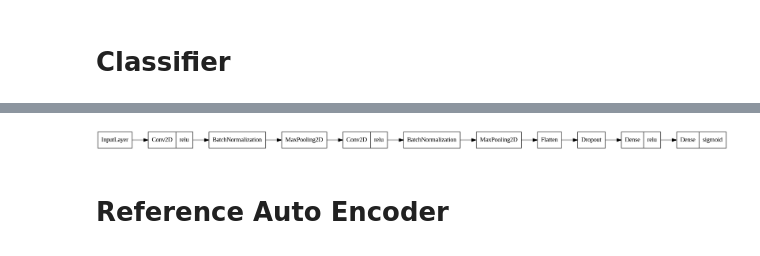
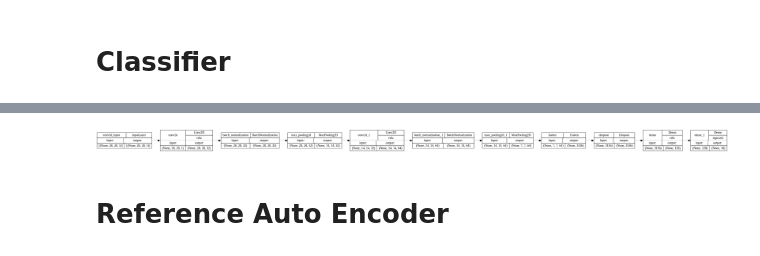
Before and after one commit to tomtuamnuq/cladec-mnist, a Jupyter notebook: eval/Visualization.ipynb, the cells around one changed output, grey strips where cells are left out. Cells and saved outputs as stored; diff of their text form; code cells hidden in the pictures.

```diff
--- a/eval/Visualization.ipynb
+++ b/eval/Visualization.ipynb
@@ -23,3 +21,13 @@ NameError: name 'SAVED_MODEL' is not defined
+# %%
+plot_args = dict(
+    show_shapes=True,
+    show_dtype=False,
+    show_layer_names=True,
+    rankdir="LR",
+    expand_nested=False,
+    dpi=96,
+    layer_range=None,
+    show_layer_activations=True)
 # %% [markdown]
 # Classifier
 # %%
@@ -58,9 +66,8 @@ To enable them in other operations, rebuild TensorFlow with the appropriate comp
 # %%
 plot_model(classifier, to_file=SAVED_MODEL_PICS_PATH.joinpath('classifier_perfectAE_plot.png'),
-           show_layer_activations=True,
-           show_layer_names=False, rankdir="LR")
+           **plot_args)
 # %% [output]
-[figure, old version]
+[figure, new version]
 # %% [markdown]
 # Reference Auto Encoder
 # %% [markdown]
```
Also changed, not shown: parts of 6 cells of this notebook, 11 other files.
